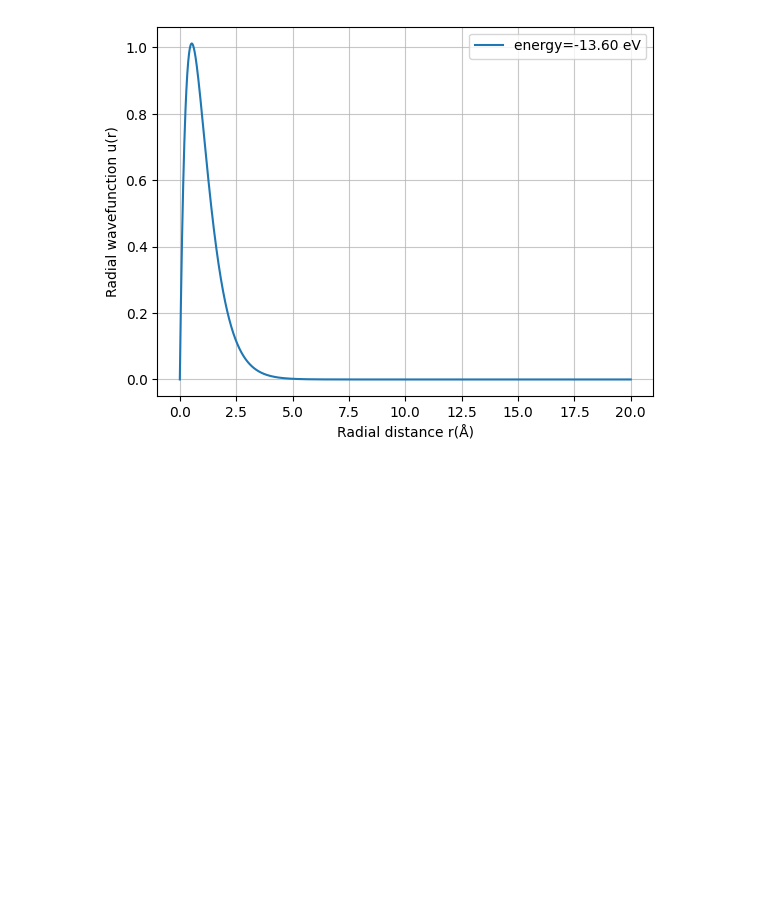
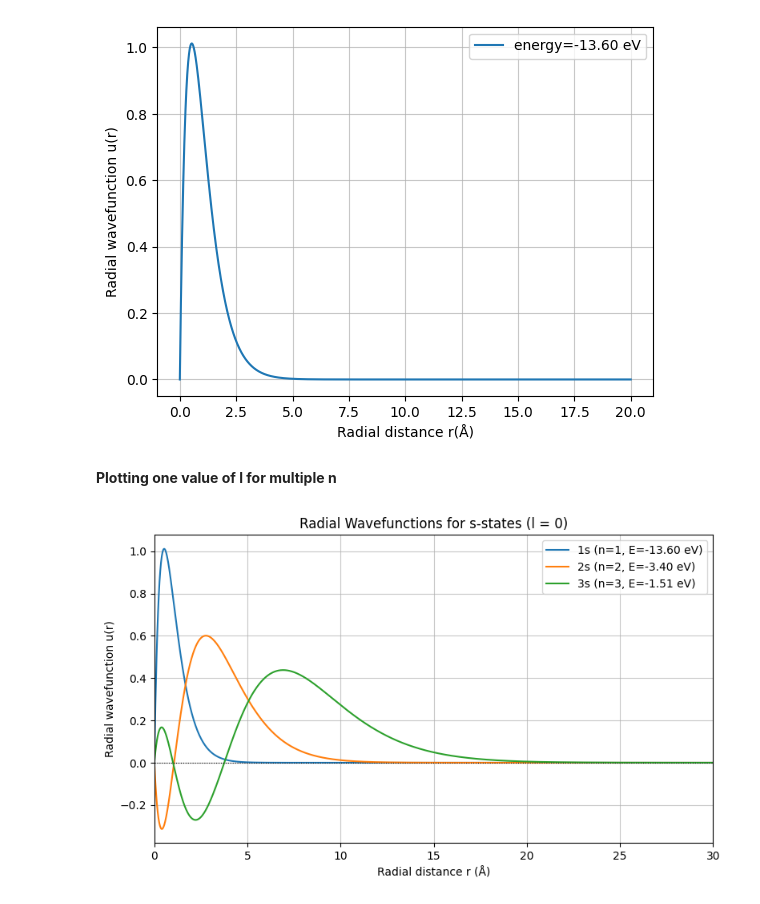
Before and after one commit to DeepakSingh169/QuantumMechanics, a Jupyter notebook: HydrogenAtom.ipynb, the cells around one changed output. Drawn from its saved outputs; the diff is of its cells as text; code cells hidden in the pictures; blank space fills up the shorter version.

Commit message:
plottted different n for same value of l

```diff
--- a/HydrogenAtom.ipynb
+++ b/HydrogenAtom.ipynb
@@ -74,3 +76,32 @@ full_grid,phi_normalized,energy_value = solve_potential(ri,rf,interior_points,l,
 plot(full_grid,phi_normalized,energy_value)
 # %% [output]
 [figure]
+# %% [markdown]
+**Plotting one value of l for multiple n**
+# %%
+ri = 1e-4
+rf = 40.0
+interior_points = 2000
+l = 0
+
+state_names = ["1s", "2s", "3s"]
+n  = len(state_names)
+
+plt.figure(figsize=(9, 5))
+
+for state_index in range(n):
+    n = l+1+state_index
+    grid,u_norm,energy = solve_potential(ri,rf,interior_points,l,state_index)
+    label_text = f"{state_names[state_index]} (n={n}, E={energy:.2f} eV)"
+    plt.plot(grid,u_norm,label=label_text)
+
+plt.axhline(0, color='black', linewidth=0.8, linestyle=':')
+plt.grid(True, alpha=0.7)
+plt.xlim(0, 30)
+plt.xlabel("Radial distance r (Å)")
+plt.ylabel("Radial wavefunction u(r)")
+plt.title(f"Radial Wavefunctions for s-states (l = {l})")
+plt.legend()
+plt.show()
+# %% [output]
+[figure, added]
```
Also changed, not shown: parts of 1 cell of this notebook.
